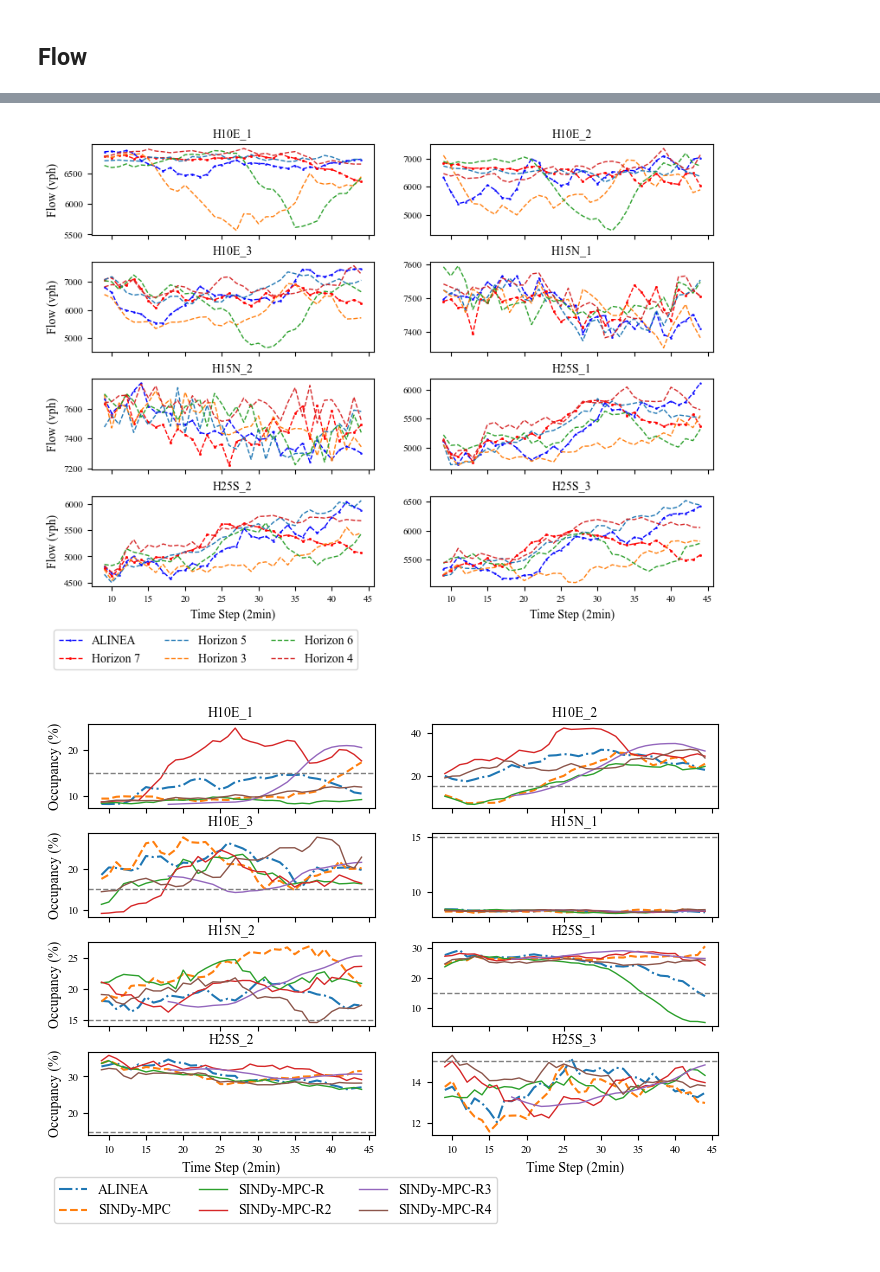
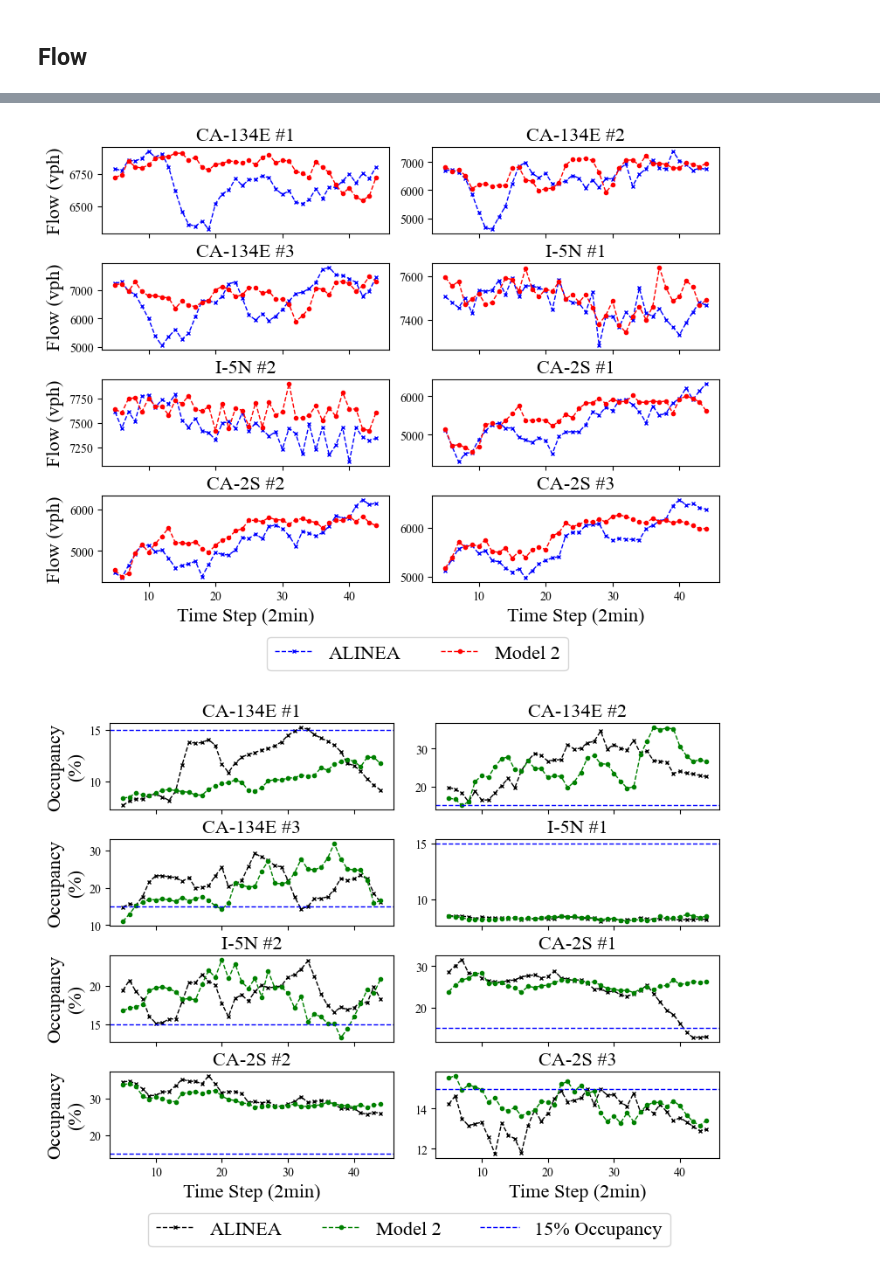
Before and after one commit to wzh96/SUMO_TrafficNetwork, a Jupyter notebook: 2DNetwork/Plots_2D.ipynb, the cells around one changed output, grey strips where cells are left out. Drawn from its saved outputs; the diff is of its cells as text; code cells hidden in the pictures.

```diff
--- a/2DNetwork/Plots_2D.ipynb
+++ b/2DNetwork/Plots_2D.ipynb
@@ -29,6 +44,9 @@ control_input_MPC_R = pd.read_csv('Results/Meter_Rate_MPCRefine.csv')
 control_input_MPC_R2 = pd.read_csv('Results/Meter_Rate_MPCRefine2.csv')
 control_input_MPC_R3 = pd.read_csv('Results/Meter_Rate_MPCRefine3.csv')
 control_input_MPC_R4 = pd.read_csv('Results/Meter_Rate_MPCRefine4.csv')
+# %%
+control_input_ALIANA.rename(columns={"H10E_onMeter_1": "CA-134E onMeter 1", "H10E_onMeter_2": "CA-134E onMeter 2", "H10E_onMeter_3": "CA-134E onMeter 3",
+                                     "H15N_onMeter_2": "I-5N onMeter 1", "H25S_onMeter_1": "CA-2S onMeter 1", "H25S_onMeter_2": "CA-2S onMeter_2"}, inplace=True)
 # %%
 flow_all_open, speed_all_open, occupancy_all_open = flow_all_open.iloc[burnin_control_step:, :], speed_all_open.iloc[burnin_control_step:, :], occupancy_all_open.iloc[burnin_control_step:, :]
 flow_all_ALIANA, speed_all_ALIANA, occupancy_all_ALIANA = flow_all_ALIANA.iloc[burnin_control_step:, :], speed_all_ALIANA.iloc[burnin_control_step:, :], occupancy_all_ALIANA.iloc[burnin_control_step:, :]
@@ -149,8 +165,7 @@ dtype: float64
 # %%
-# moving average
-window_size = 10
+# # moving average
+window_size = 6
 flow_all_open = flow_all_open.apply(lambda x: x.rolling(window=window_size).mean() if x.dtype.kind in 'biufc' else x).dropna()
-# flow_all_random = flow_all_random.apply(lambda x: x.rolling(window=window_size).mean() if x.dtype.kind in 'biufc' else x).dropna()
 flow_all_ALIANA = flow_all_ALIANA.apply(lambda x: x.rolling(window=window_size).mean() if x.dtype.kind in 'biufc' else x).dropna()
 flow_all_MPC = flow_all_MPC.apply(lambda x: x.rolling(window=window_size).mean() if x.dtype.kind in 'biufc' else x).dropna()
 flow_all_MPC_R = flow_all_MPC_R.apply(lambda x: x.rolling(window=window_size).mean() if x.dtype.kind in 'biufc' else x).dropna()
@@ -159,7 +174,6 @@ flow_all_MPC_R3 = flow_all_MPC_R3.apply(lambda x: x.rolling(window=window_size).
 flow_all_MPC_R4 = flow_all_MPC_R4.apply(lambda x: x.rolling(window=window_size).mean() if x.dtype.kind in 'biufc' else x).dropna()
 
 occupancy_all_open = occupancy_all_open.apply(lambda x: x.rolling(window=window_size).mean() if x.dtype.kind in 'biufc' else x).dropna()
-# occupancy_all_random = occupancy_all_random.apply(lambda x: x.rolling(window=window_size).mean() if x.dtype.kind in 'biufc' else x).dropna()
 occupancy_all_ALIANA = occupancy_all_ALIANA.apply(lambda x: x.rolling(window=window_size).mean() if x.dtype.kind in 'biufc' else x).dropna()
 occupancy_all_MPC = occupancy_all_MPC.apply(lambda x: x.rolling(window=window_size).mean() if x.dtype.kind in 'biufc' else x).dropna()
 occupancy_all_MPC_R = occupancy_all_MPC_R.apply(lambda x: x.rolling(window=window_size).mean() if x.dtype.kind in 'biufc' else x).dropna()
@@ -167,79 +181,88 @@ occupancy_all_MPC_R2 = occupancy_all_MPC_R2.apply(lambda x: x.rolling(window=win
 occupancy_all_MPC_R3 = occupancy_all_MPC_R3.apply(lambda x: x.rolling(window=window_size).mean() if x.dtype.kind in 'biufc' else x).dropna()
 occupancy_all_MPC_R3 = occupancy_all_MPC_R3.apply(lambda x: x.rolling(window=window_size).mean() if x.dtype.kind in 'biufc' else x).dropna()
 occupancy_all_MPC_R4 = occupancy_all_MPC_R4.apply(lambda x: x.rolling(window=window_size).mean() if x.dtype.kind in 'biufc' else x).dropna()
+
+speed_all_open = speed_all_open.apply(lambda x: x.rolling(window=window_size).mean() if x.dtype.kind in 'biufc' else x).dropna()
+speed_all_ALIANA = speed_all_ALIANA.apply(lambda x: x.rolling(window=window_size).mean() if x.dtype.kind in 'biufc' else x).dropna()
+speed_all_MPC = speed_all_MPC.apply(lambda x: x.rolling(window=window_size).mean() if x.dtype.kind in 'biufc' else x).dropna()
+speed_all_MPC_R = speed_all_MPC_R.apply(lambda x: x.rolling(window=window_size).mean() if x.dtype.kind in 'biufc' else x).dropna()
+speed_all_MPC_R2 = speed_all_MPC_R2.apply(lambda x: x.rolling(window=window_size).mean() if x.dtype.kind in 'biufc' else x).dropna()
+speed_all_MPC_R3 = speed_all_MPC_R3.apply(lambda x: x.rolling(window=window_size).mean() if x.dtype.kind in 'biufc' else x).dropna()
+speed_all_MPC_R3 = speed_all_MPC_R3.apply(lambda x: x.rolling(window=window_size).mean() if x.dtype.kind in 'biufc' else x).dropna()
+speed_all_MPC_R4 = speed_all_MPC_R4.apply(lambda x: x.rolling(window=window_size).mean() if x.dtype.kind in 'biufc' else x).dropna()
 # %%
 fig, axs = plt.subplots(nrows=4, ncols=2, figsize=(8, 6), sharex=True, sharey=False)
 # Plot each column in a separate subplot
 for row in range(4):
     for col in range(2):
         index = row*2 + col
-        # axs[row, col].plot(flow_all_random.iloc[:, index], "-", label = 'Ramp Random')
         # no_control = axs[row, col].plot(flow_all_open.iloc[:, index], "--", marker='o', ms = 1, label = 'No Contorl',linewidth=1, color = 'black')
-        ALINEA = axs[row, col].plot(flow_all_ALIANA.iloc[:, index], "--", marker='^', ms = 1, label = 'ALINEA',linewidth=1, color = 'blue')
-        MPC = axs[row, col].plot(flow_all_MPC.iloc[:, index], "--", marker='s', ms = 1, label = 'Horizon 7',linewidth=1, color = 'red')
-        axs[row, col].plot(flow_all_MPC_R.iloc[:, index], "--", label = 'Horizon 5',linewidth=1)
-        axs[row, col].plot(flow_all_MPC_R2.iloc[:, index], "--", label = 'Horizon 3',linewidth=1)
-        axs[row, col].plot(flow_all_MPC_R3.iloc[:, index], "--", label = 'Horizon 6',linewidth=1)
-        axs[row, col].plot(flow_all_MPC_R4.iloc[:, index], "--", label = 'Horizon 4',linewidth=1)
+        ALINEA = axs[row, col].plot(flow_all_ALIANA.iloc[:, index], "--", marker='x', ms = 3, label = 'ALINEA',linewidth=1, color = 'blue')
+        # MPC = axs[row, col].plot(flow_all_MPC.iloc[:, index], "--", marker='s', ms = 1, label = 'Model 5',linewidth=1, color = 'red')
+        # axs[row, col].plot(flow_all_MPC_R.iloc[:, index], "--", label = 'Model 3',linewidth=1)
+        # axs[row, col].plot(flow_all_MPC_R2.iloc[:, index], "--", label = 'Horizon 3',linewidth=1)
+        # axs[row, col].plot(flow_all_MPC_R3.iloc[:, index], "--", label = 'Horizon 6',linewidth=1)
+        axs[row, col].plot(flow_all_MPC_R4.iloc[:, index], "--", marker='o', ms = 3, label = 'Model 2',linewidth=1, color = 'red')
         # axs[row, col].legend(loc='lower left', fontsize=8, ncol=1)
-        axs[row, col].set_title(flow_all_ALIANA.columns[index], fontsize=10)
+        axs[row, col].set_title(flow_all_ALIANA.columns[index], fontsize=16)
         # axs[row, col].grid(axis='y', linestyle='--', linewidth=0.5)
         # axs[row, col].set_yticks(np.arange(4000, 10000, 2000))
-        axs[row, col].tick_params(axis='both', labelsize=8)
+        # axs[row, col].tick_params(axis='both', labelsize=8)
 
 for col in range(2):
-    axs[3,col].set_xlabel('Time Step (2min)', fontsize = 10)
+    axs[3,col].set_xlabel('Time Step (2min)', fontsize = 16)
 
 for row in range(4):
-    axs[row,0].set_ylabel('Flow (vph)', fontsize = 10)
+    axs[row,0].set_ylabel('Flow (vph)', fontsize = 16)
 # Show the figure
 
 handles, labels = axs[0,0].get_legend_handles_labels()
-lgd = fig.legend(handles, labels, loc='lower left', bbox_to_anchor=(0.02,-0.08), fontsize=10, ncol = 3)
+lgd = fig.legend(handles, labels, loc='lower left', bbox_to_anchor=(0.32,-0.08), fontsize=16, ncol = 3)
 plt.tight_layout()
-plt.subplots_adjust(hspace=0.3, wspace=0.2)
+plt.subplots_adjust(hspace=0.35, wspace=0.15)
 plt.rcParams['font.family'] = 'Times New Roman'
 plt.show()
 fig.savefig('Figures/Flow_Plot.png', dpi=300, bbox_inches='tight')
 # %% [output]
-[figure, old version]
+[figure, new version]
 # %%
-fig, axs = plt.subplots(nrows=4, ncols=2, figsize=(7, 5), sharex=True, sharey=False)
+fig, axs = plt.subplots(nrows=4, ncols=2, figsize=(8, 6), sharex=True, sharey=False)
 # Plot each column in a separate subplot
 for row in range(4):
     for col in range(2):
         index = row*2 + col
         # axs[row, col].plot(flow_all_random.iloc[:, index], "-", label = 'Ramp Random')
         # no_control = axs[row, col].plot(occupancy_all_open.iloc[:, index], ":", label = 'No Contorl',linewidth=1.5)
-        ALINEA = axs[row, col].plot(occupancy_all_ALIANA.iloc[:, index], "-.", label = 'ALINEA',linewidth=1.5)
-        MPC = axs[row, col].plot(occupancy_all_MPC.iloc[:, index], "--", label = 'SINDy-MPC',linewidth=1.5)
-        axs[row, col].plot(occupancy_all_MPC_R.iloc[:, index], "-", label = 'SINDy-MPC-R',linewidth=1)
-        axs[row, col].plot(occupancy_all_MPC_R2.iloc[:, index], "-", label = 'SINDy-MPC-R2',linewidth=1)
-        axs[row, col].plot(occupancy_all_MPC_R3.iloc[:, index], "-", label = 'SINDy-MPC-R3',linewidth=1)
-        axs[row, col].plot(occupancy_all_MPC_R4.iloc[:, index], "-", label = 'SINDy-MPC-R4',linewidth=1)
+        ALINEA = axs[row, col].plot(occupancy_all_ALIANA.iloc[:, index], "--", marker='x', ms = 3, label = 'ALINEA',linewidth=1, color = 'black')
+        # MPC = axs[row, col].plot(occupancy_all_MPC.iloc[:, index], "--", label = 'SINDy-MPC',linewidth=1.5)
+        # axs[row, col].plot(occupancy_all_MPC_R.iloc[:, index], "-", label = 'SINDy-MPC-R',linewidth=1)
+        # axs[row, col].plot(occupancy_all_MPC_R2.iloc[:, index], "-", label = 'SINDy-MPC-R2',linewidth=1)
+        # axs[row, col].plot(occupancy_all_MPC_R3.iloc[:, index], "-", label = 'SINDy-MPC-R3',linewidth=1)
+        axs[row, col].plot(occupancy_all_MPC_R4.iloc[:, index], "--", marker='o', ms = 3, label = 'Model 2',linewidth=1, color = "green")
         # axs[row, col].legend(loc='lower left', fontsize=8, ncol=1)
-        axs[row, col].axhline(y=15, color='gray', linestyle='--', linewidth=1)  # Adding horizontal dashed line
-        axs[row, col].set_title(flow_all_ALIANA.columns[index], fontsize=10)
+        # axs[row, col].set_ylim(5,40)
+        axs[row, col].axhline(y=15, color='blue', linestyle='--', linewidth=1,label='15% Occupancy')  # Adding horizontal dashed line
+        axs[row, col].set_title(flow_all_ALIANA.columns[index], fontsize=16)
         # axs[row, col].grid(axis='y', linestyle='--', linewidth=0.5)
         # axs[row, col].set_yticks(np.arange(0, 40, 10))
-        axs[row, col].tick_params(axis='both', labelsize=8)
+        # axs[row, col].tick_params(axis='both', labelsize=12)
 
 for col in range(2):
-    axs[3,col].set_xlabel('Time Step (2min)', fontsize = 10)
+    axs[3,col].set_xlabel('Time Step (2min)', fontsize = 16)
 
 for row in range(4):
-    axs[row,0].set_ylabel('Occupancy (%)', fontsize = 10)
+    axs[row,0].set_ylabel('Occupancy\n(%)', fontsize = 16)
 # Show the figure
 
 handles, labels = axs[0,0].get_legend_handles_labels()
-lgd = fig.legend(handles, labels, loc='lower left', bbox_to_anchor=(0.02,-0.08), fontsize=10, ncol = 3)
+lgd = fig.legend(handles, labels, loc='lower left', bbox_to_anchor=(0.15,-0.08), fontsize=16, ncol = 3)
 plt.tight_layout()
-plt.subplots_adjust(hspace=0.3, wspace=0.2)
+plt.subplots_adjust(hspace=0.35, wspace=0.15)
 plt.rcParams['font.family'] = 'Times New Roman'
 plt.show()
 fig.savefig('Figures/Occu_Plot.png', dpi=300, bbox_inches='tight')
 # %% [output]
-[figure, old version]
+[figure, new version]
 # %%
 flow_all_open_sum = flow_all_open.sum(axis=1)
 flow_all_ALIANA_sum = flow_all_ALIANA.sum(axis=1)
```
Also changed, not shown: parts of 13 cells of this notebook, 11 other files.
